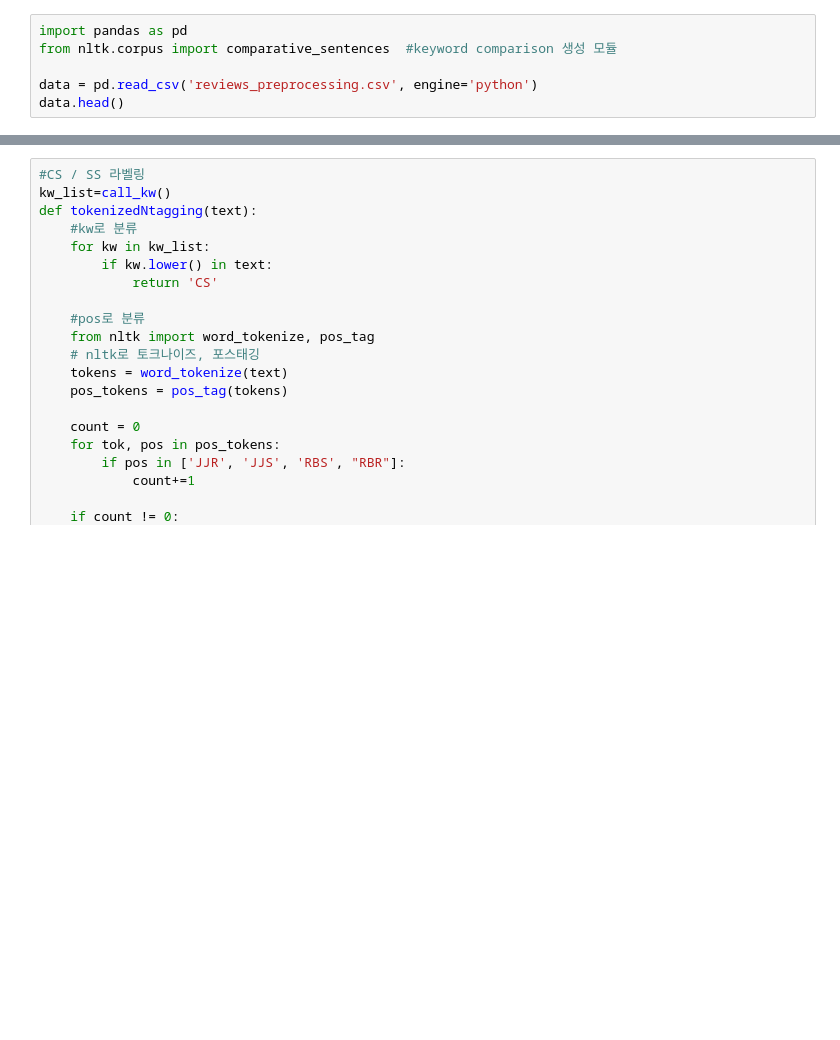
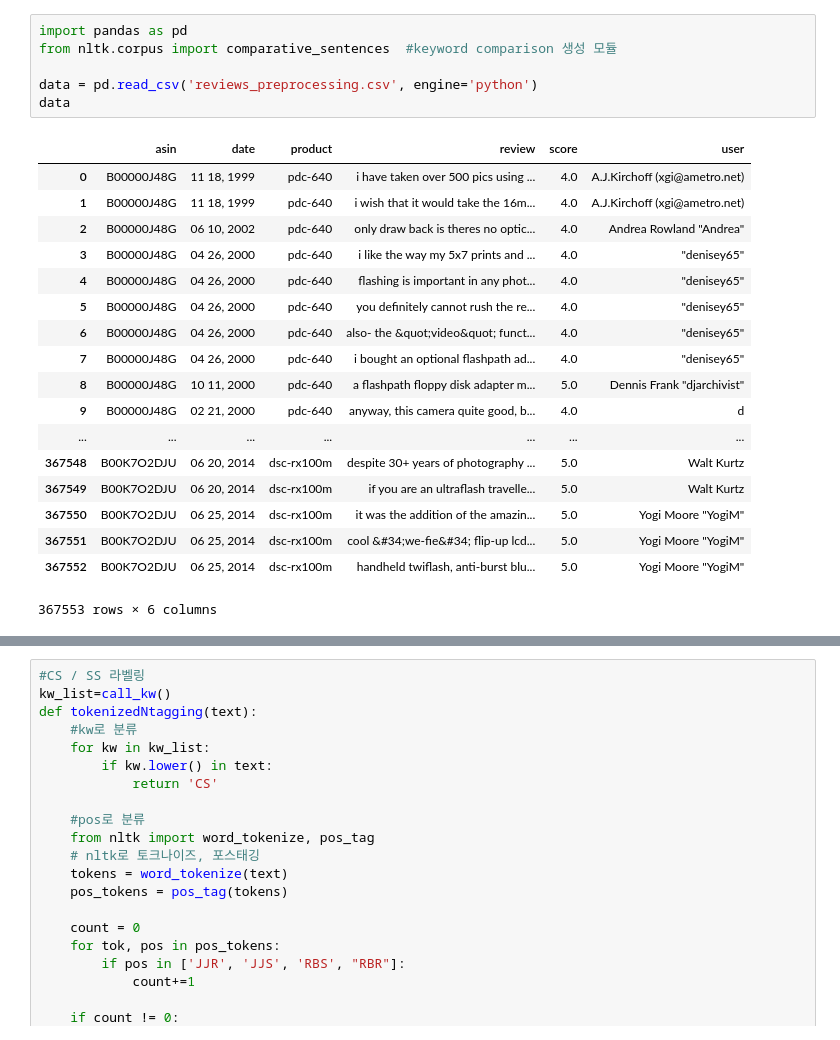
Before and after one commit to pakupoko/NLP_VoC, a Jupyter notebook: 3_SSCS 분류/CS, SS 라벨링.ipynb, the cells around one changed output, grey strips where cells are left out. Cells and saved outputs as stored; diff of their text form; blank space fills up the shorter version.

```diff
--- a/3_SSCS 분류/CS, SS 라벨링.ipynb
+++ b/3_SSCS 분류/CS, SS 라벨링.ipynb
@@ -1,9 +1,28 @@
 # %%
 import pandas as pd
 from nltk.corpus import comparative_sentences  #keyword comparison 생성 모듈
 
 data = pd.read_csv('reviews_preprocessing.csv', engine='python')
-data.head()
+data
+# %% [output]
+|  | asin | date | product | review | score | user |
+| 0 | B00000J48G | 11 18, 1999 | pdc-640 | i have taken over 500 pics using ... | 4.0 | A.J.Kirchoff (xgi@ametro.net) |
+| 1 | B00000J48G | 11 18, 1999 | pdc-640 | i wish that it would take the 16m... | 4.0 | A.J.Kirchoff (xgi@ametro.net) |
+| 2 | B00000J48G | 06 10, 2002 | pdc-640 | only draw back is theres no optic... | 4.0 | Andrea Rowland "Andrea" |
+| 3 | B00000J48G | 04 26, 2000 | pdc-640 | i like the way my 5x7 prints and ... | 4.0 | "denisey65" |
+| 4 | B00000J48G | 04 26, 2000 | pdc-640 | flashing is important in any phot... | 4.0 | "denisey65" |
+| 5 | B00000J48G | 04 26, 2000 | pdc-640 | you definitely cannot rush the re... | 4.0 | "denisey65" |
+| 6 | B00000J48G | 04 26, 2000 | pdc-640 | also- the &quot;video&quot; funct... | 4.0 | "denisey65" |
+| 7 | B00000J48G | 04 26, 2000 | pdc-640 | i bought an optional flashpath ad... | 4.0 | "denisey65" |
+| 8 | B00000J48G | 10 11, 2000 | pdc-640 | a flashpath floppy disk adapter m... | 5.0 | Dennis Frank "djarchivist" |
+| 9 | B00000J48G | 02 21, 2000 | pdc-640 | anyway, this camera quite good, b... | 4.0 | d |
+| ... | ... | ... | ... | ... | ... | ... |
+| 367548 | B00K7O2DJU | 06 20, 2014 | dsc-rx100m | despite 30+ years of photography ... | 5.0 | Walt Kurtz |
+| 367549 | B00K7O2DJU | 06 20, 2014 | dsc-rx100m | if you are an ultraflash travelle... | 5.0 | Walt Kurtz |
+| 367550 | B00K7O2DJU | 06 25, 2014 | dsc-rx100m | it was the addition of the amazin... | 5.0 | Yogi Moore "YogiM" |
+| 367551 | B00K7O2DJU | 06 25, 2014 | dsc-rx100m | cool &#34;we-fie&#34; flip-up lcd... | 5.0 | Yogi Moore "YogiM" |
+| 367552 | B00K7O2DJU | 06 25, 2014 | dsc-rx100m | handheld twiflash, anti-burst blu... | 5.0 | Yogi Moore "YogiM" |
+367553 rows × 6 columns
 # %%
 #데이터 확인
 len(data)
```
Also changed, not shown: parts of 4 cells of this notebook.
